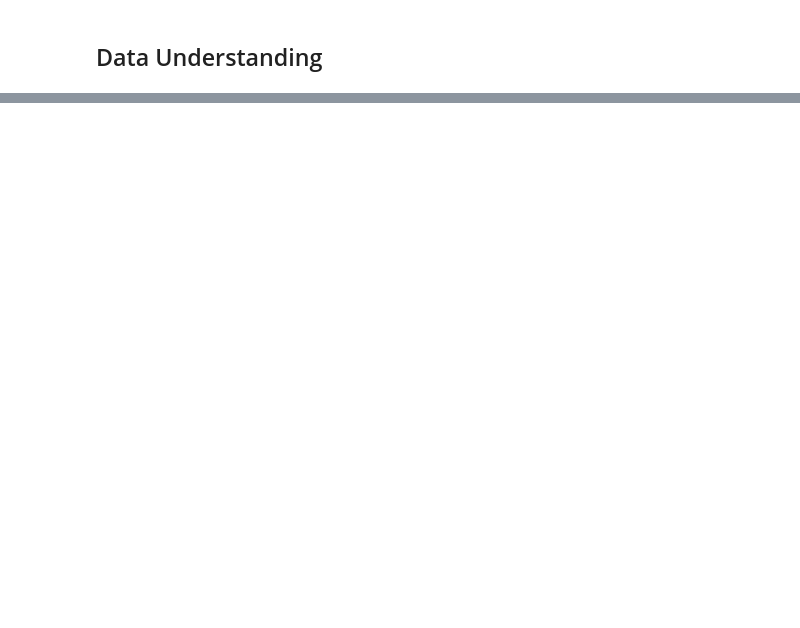
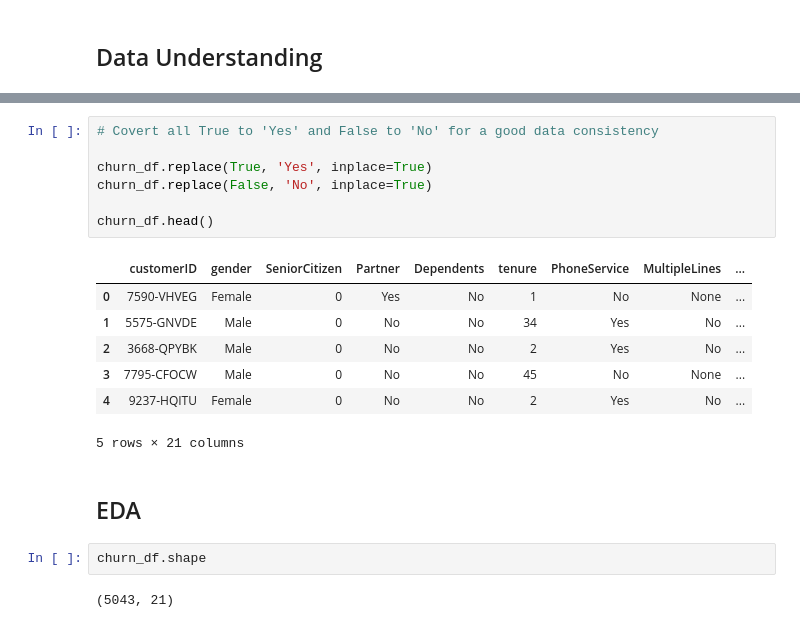
Before and after one commit to Chebet-Mercy/Customer-Churn-ML-Prediction, a Jupyter notebook: notebooks/main.ipynb, the cells around one changed output, grey strips where cells are left out. Cells and saved outputs as stored; diff of their text form; blank space fills up the shorter version.

```diff
--- a/notebooks/main.ipynb
+++ b/notebooks/main.ipynb
@@ -31,0 +190,21 @@ Alternative Hypothesis (H1): Customer demographics have a significant effect on
+# %%
+# Covert all True to 'Yes' and False to 'No' for a good data consistency
+
+churn_df.replace(True, 'Yes', inplace=True)
+churn_df.replace(False, 'No', inplace=True)
+
+churn_df.head()
+# %% [output]
+|  | customerID | gender | SeniorCitizen | Partner | Dependents | tenure | PhoneService | MultipleLines | ... |
+| 0 | 7590-VHVEG | Female | 0 | Yes | No | 1 | No | None | ... |
+| 1 | 5575-GNVDE | Male | 0 | No | No | 34 | Yes | No | ... |
+| 2 | 3668-QPYBK | Male | 0 | No | No | 2 | Yes | No | ... |
+| 3 | 7795-CFOCW | Male | 0 | No | No | 45 | No | None | ... |
+| 4 | 9237-HQITU | Female | 0 | No | No | 2 | Yes | No | ... |
+5 rows × 21 columns
+# %% [markdown]
+## EDA
+# %%
+churn_df.shape
+# %% [output]
+(5043, 21)
```
Also changed, not shown: parts of 22 cells of this notebook, 3 other files.
